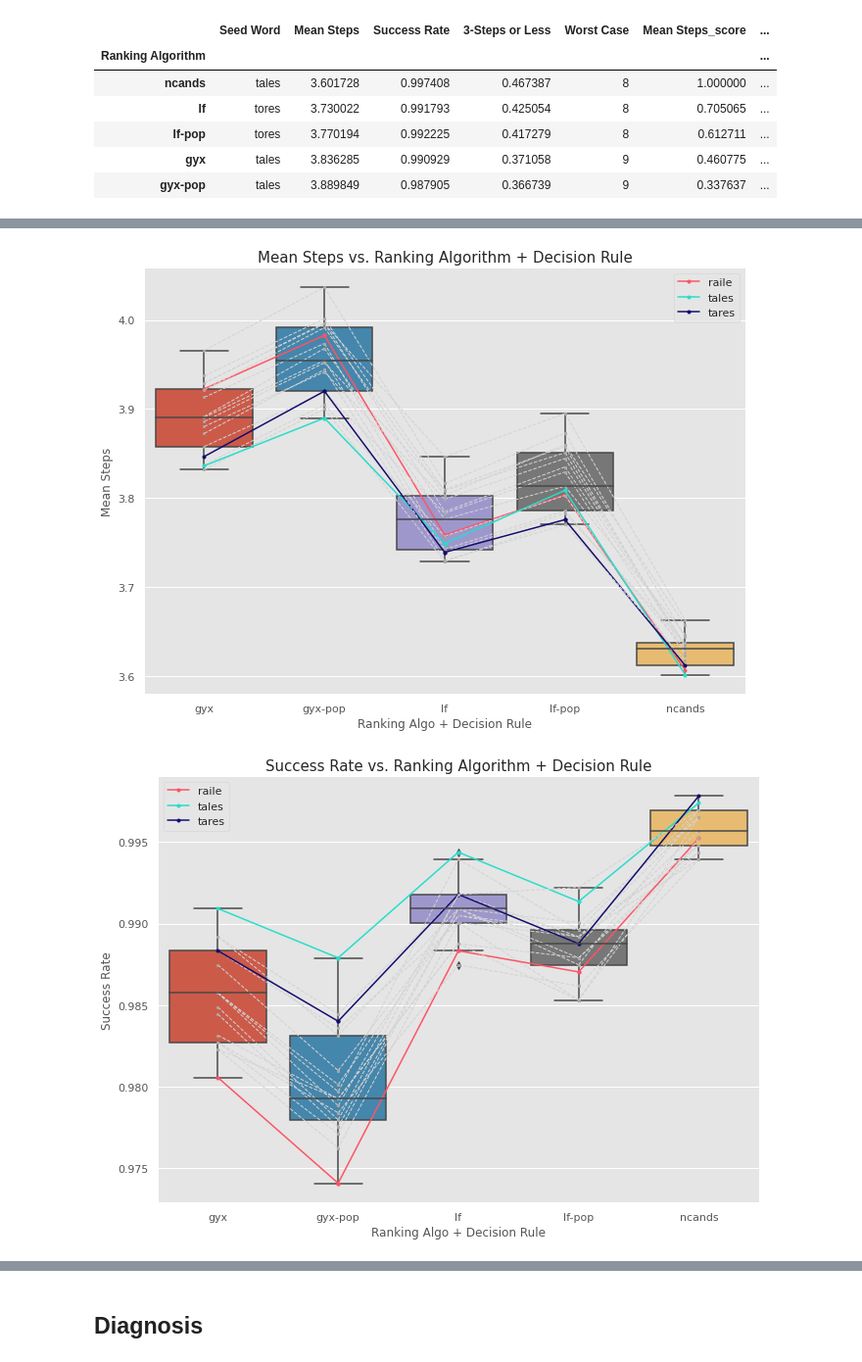
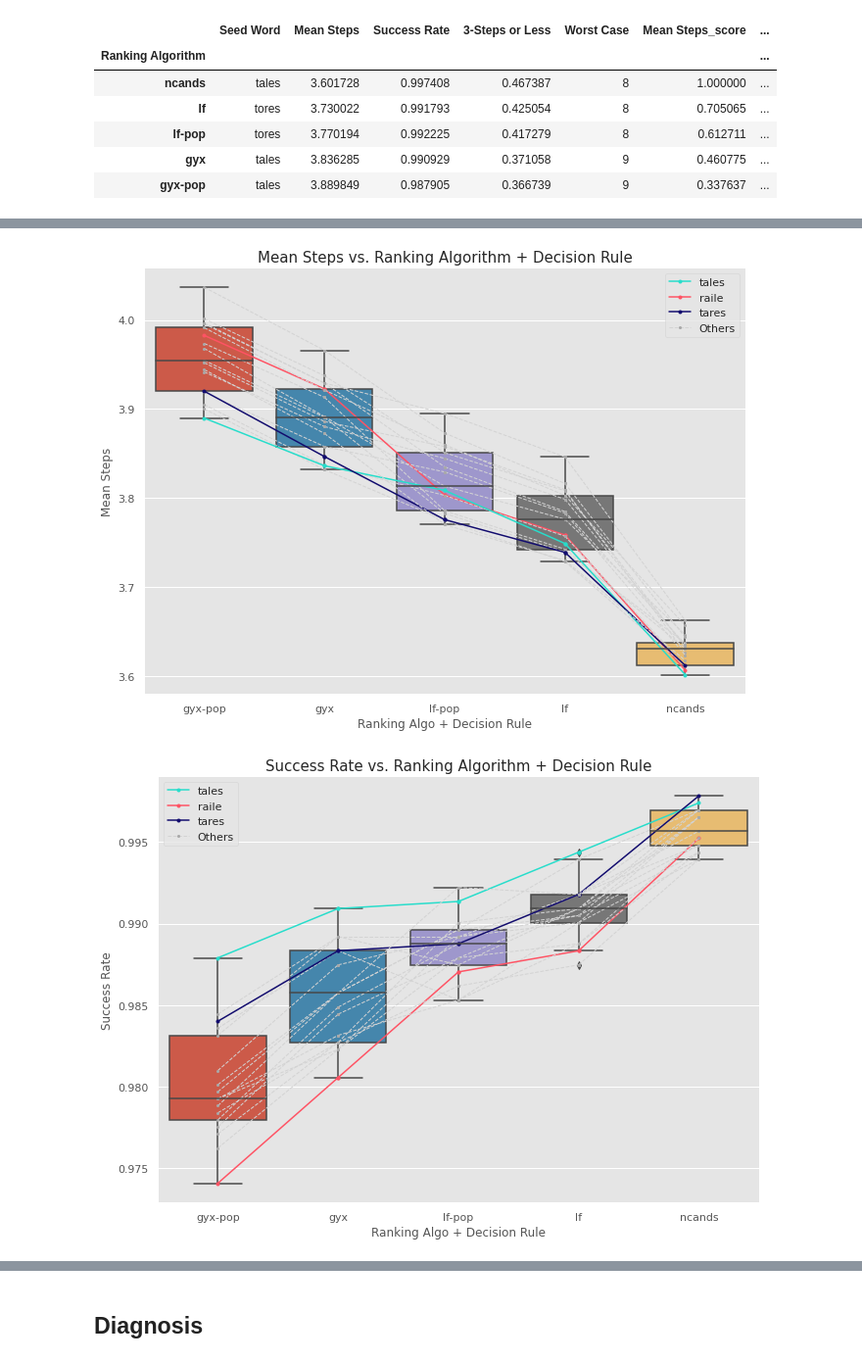
Before and after one commit to chrischow/wordle_solver, a Jupyter notebook: notebooks/analyse_results.ipynb, the cells around one changed output, grey strips where cells are left out. Shown at 98% size. Saved outputs shown, nothing was run; the diff lists cells and outputs as text; code cells hidden in the pictures.

```diff
--- a/notebooks/analyse_results.ipynb
+++ b/notebooks/analyse_results.ipynb
@@ -207,3 +207,7 @@ By Average Score:
 | lf-pop | tores | 3.770194 | 0.992225 | 0.417279 | 8 | 0.612711 | ... |
 | gyx | tales | 3.836285 | 0.990929 | 0.371058 | 9 | 0.460775 | ... |
 | gyx-pop | tales | 3.889849 | 0.987905 | 0.366739 | 9 | 0.337637 | ... |
+# %%
+x = df.copy()
+x['within_rank'] = df.groupby(['Ranking Algorithm'])['Mean Steps'].rank()
+x = x.sort_values(['Seed Word', 'Ranking Algorithm'])
@@ -210,7 +259,12 @@ By Average Score:
 # %%
 df_sorted = df.sort_values('Ranking Algorithm', key=lambda x: x.replace({
-    'gyx': 0, 'gyx-pop': 1, 'lf': 2, 'lf-pop': 3, 'ncands': 4
+    'gyx-pop': 0, 'gyx': 1, 'lf-pop': 2, 'lf': 3, 'ncands': 4
 }))
+
+# df_sorted = df_sorted.loc[df_sorted['Seed Word'].eq('tales')] \
+#     .append(df_sorted.loc[df_sorted['Seed Word'].eq('raile')]) \
+#     .append(df_sorted.loc[df_sorted['Seed Word'].eq('tares')]) \
+#     .append(df_sorted.loc[~df_sorted['Seed Word'].isin(['tales', 'raile', 'tares'])])
 
 for metric in metrics:
 
@@ -219,7 +273,7 @@ for metric in metrics:
     plt.title(f'{metric} vs. Ranking Algorithm + Decision Rule', fontdict=fontdict)
     plt.xlabel('Ranking Algo + Decision Rule')
     ax = plt.gca()
-
+    other_labelled = False
     for word in df['Seed Word'].unique():
         if word in ['tales', 'tares', 'raile']:
             lw = 1.5
@@ -227,34 +281,46 @@ for metric in metrics:
             ms = 3
         else:
             lw = 1
             ls = 'dashed'
             ms = 2
         if word == 'tales':
             color = '#27ddcb'
             mc = '#27ddcb'
             label = word
         elif word == 'tares':
             color = '#120c6e'
             mc = '#120c6e'
             label = word
         elif word == 'raile':
             color = '#ff5364'
             mc = '#ff5364'
             label = word
         else:
             color = 'lightgrey'
             mc = 'darkgrey'
-            label = None
+            if not other_labelled:
+                label = 'Others'
+                other_labelled = True
+            else:
+                label = None
         linedata = df_sorted.loc[df_sorted['Seed Word'].eq(word)].reset_index(drop=True)
+
         for i, row in linedata.iterrows():
             if i == linedata.shape[0]-1:
                 break
             ax.plot([i, i+1], [row[metric], linedata[metric].iloc[i+1]],
                     linewidth=lw, linestyle=ls, color=color, marker='o',
                     markersize=ms, markerfacecolor=mc, markeredgecolor=mc, label=label)
             label = None
-    plt.legend()
+    ax = plt.gca()
+    handles, labels = ax.get_legend_handles_labels()
+    ax.legend(
+        [handles[2], handles[1], handles[3], handles[0]],
+        [labels[2], labels[1], labels[3], labels[0]]
+    )
+
+    # plt.legend()
     plt.show()
 # %% [output]
-[figure, old version]
+[figure, new version]
-[figure, old version]
+[figure, new version]
```
Also changed, not shown: parts of 6 cells of this notebook, 7 other files.
